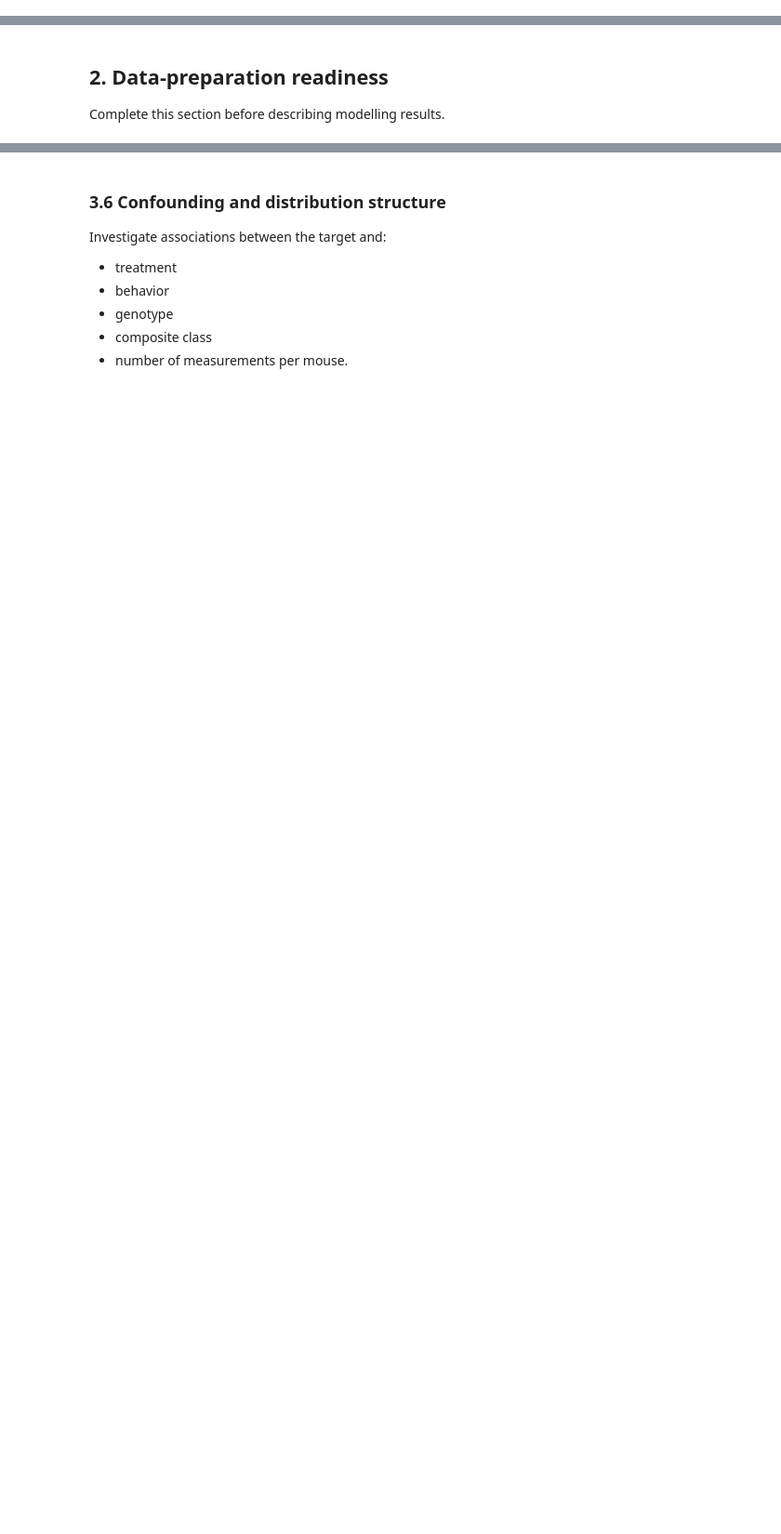
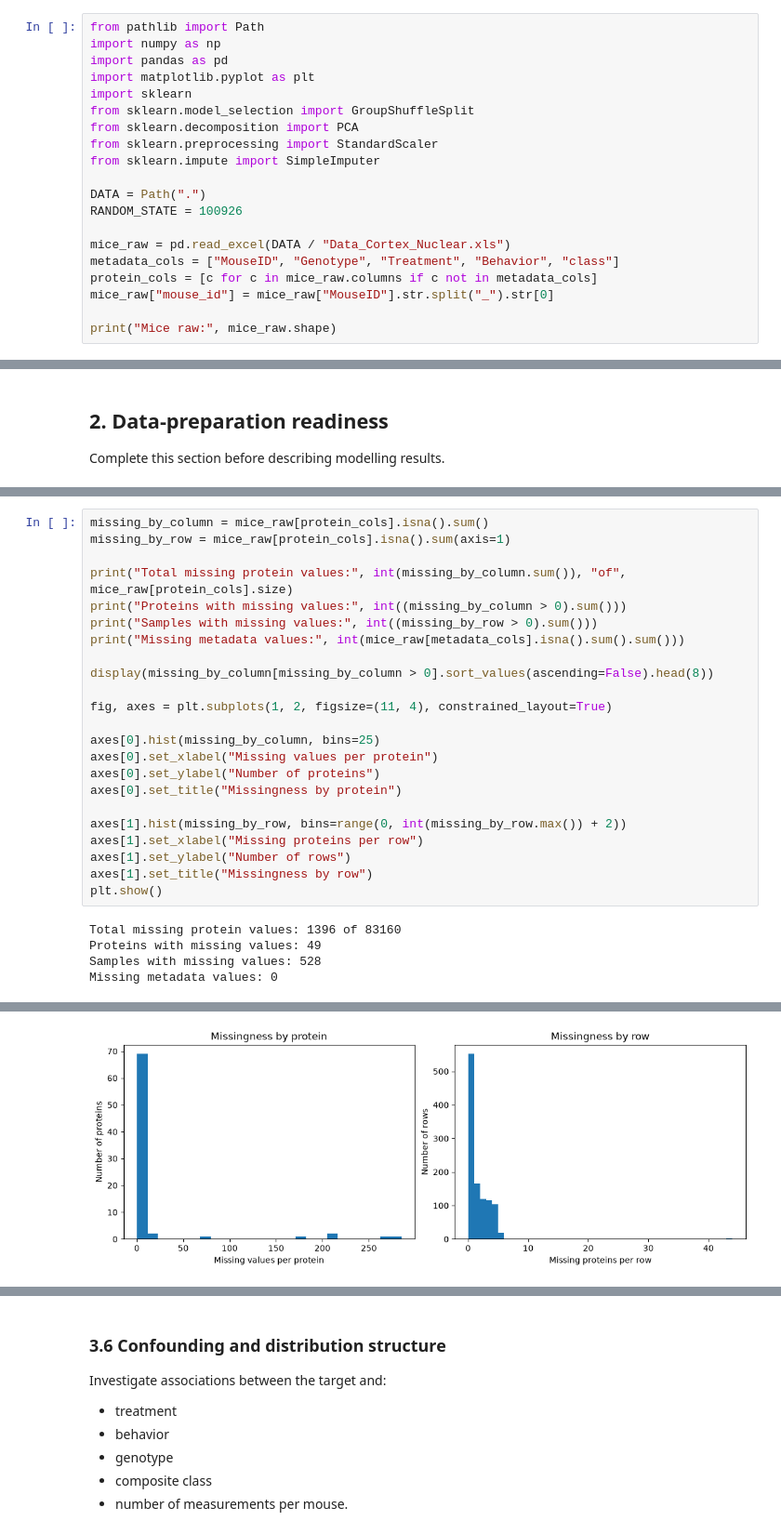
Before and after one commit to AnnGur/KSE_ML_for_bioinformatics, a Jupyter notebook: practicals/week1/REPORT_TEMPLATE.ipynb, the cells around one changed output, grey strips where cells are left out. Shown at 93% size. Drawn from its saved outputs; the diff is of its cells as text; blank space fills up the shorter version.

```diff
--- a/practicals/week1/REPORT_TEMPLATE.ipynb
+++ b/practicals/week1/REPORT_TEMPLATE.ipynb
@@ -6,0 +9,20 @@
+# %%
+from pathlib import Path
+import numpy as np
+import pandas as pd
+import matplotlib.pyplot as plt
+import sklearn
+from sklearn.model_selection import GroupShuffleSplit
+from sklearn.decomposition import PCA
+from sklearn.preprocessing import StandardScaler
+from sklearn.impute import SimpleImputer
+
+DATA = Path(".")
+RANDOM_STATE = 100926
+
+mice_raw = pd.read_excel(DATA / "Data_Cortex_Nuclear.xls")
+metadata_cols = ["MouseID", "Genotype", "Treatment", "Behavior", "class"]
+protein_cols = [c for c in mice_raw.columns if c not in metadata_cols]
+mice_raw["mouse_id"] = mice_raw["MouseID"].str.split("_").str[0]
+
+print("Mice raw:", mice_raw.shape)
@@ -39,0 +109,28 @@ Complete this section before describing modelling results.
+# %%
+missing_by_column = mice_raw[protein_cols].isna().sum()
+missing_by_row = mice_raw[protein_cols].isna().sum(axis=1)
+
+print("Total missing protein values:", int(missing_by_column.sum()), "of", mice_raw[protein_cols].size)
+print("Proteins with missing values:", int((missing_by_column > 0).sum()))
+print("Samples with missing values:", int((missing_by_row > 0).sum()))
+print("Missing metadata values:", int(mice_raw[metadata_cols].isna().sum().sum()))
+
+display(missing_by_column[missing_by_column > 0].sort_values(ascending=False).head(8))
+
+fig, axes = plt.subplots(1, 2, figsize=(11, 4), constrained_layout=True)
+
+axes[0].hist(missing_by_column, bins=25)
+axes[0].set_xlabel("Missing values per protein")
+axes[0].set_ylabel("Number of proteins")
+axes[0].set_title("Missingness by protein")
+
+axes[1].hist(missing_by_row, bins=range(0, int(missing_by_row.max()) + 2))
+axes[1].set_xlabel("Missing proteins per row")
+axes[1].set_ylabel("Number of rows")
+axes[1].set_title("Missingness by row")
+plt.show()
+# %% [output]
+Total missing protein values: 1396 of 83160
+Proteins with missing values: 49
+Samples with missing values: 528
+Missing metadata values: 0
@@ -40,3 +146,4 @@ Complete this section before describing modelling results.
+[figure, added]
 # %% [markdown]
 ## Replicates, dependence, and grouping
 
```
Also changed, not shown: parts of 31 cells of this notebook, 5 other files.
